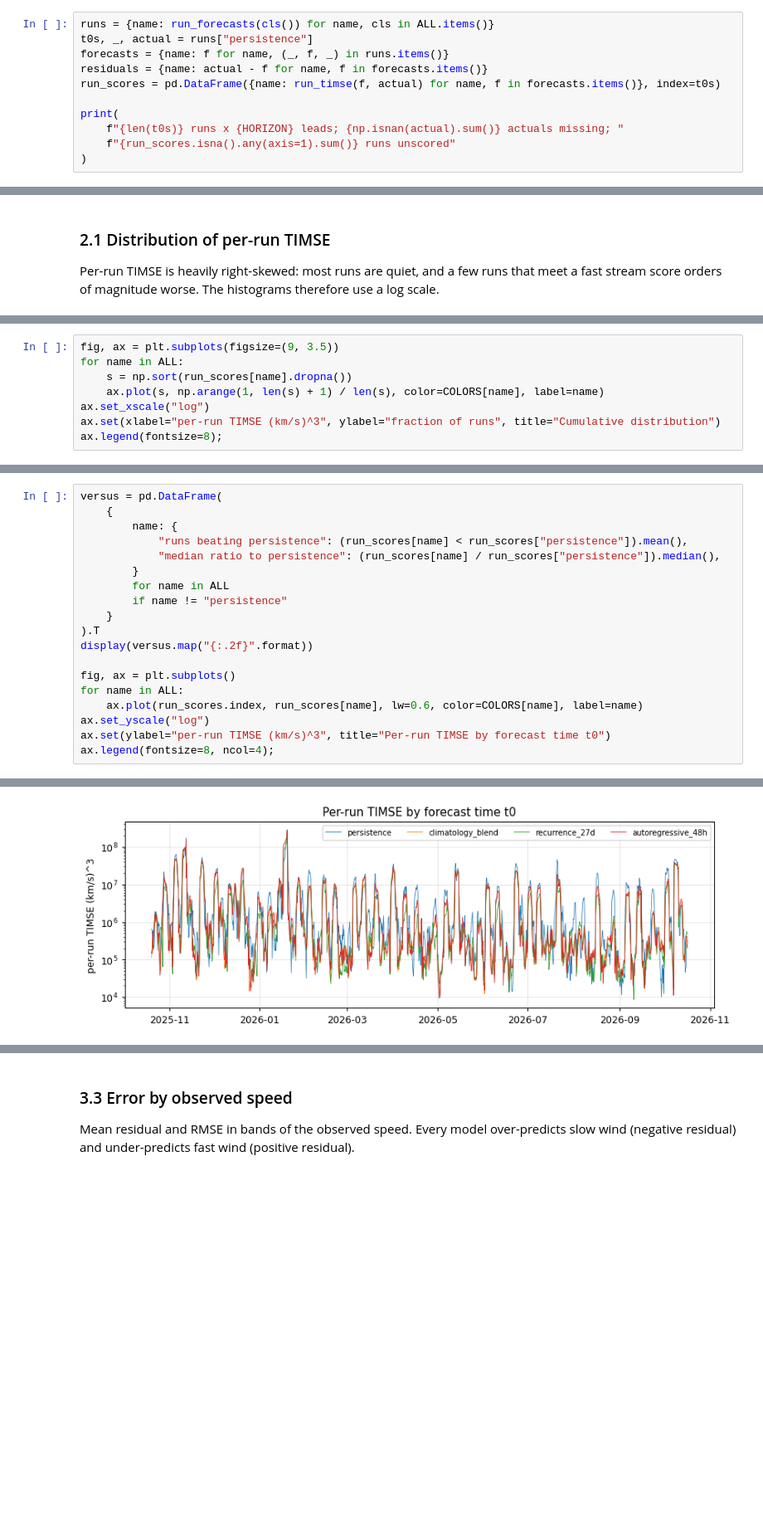
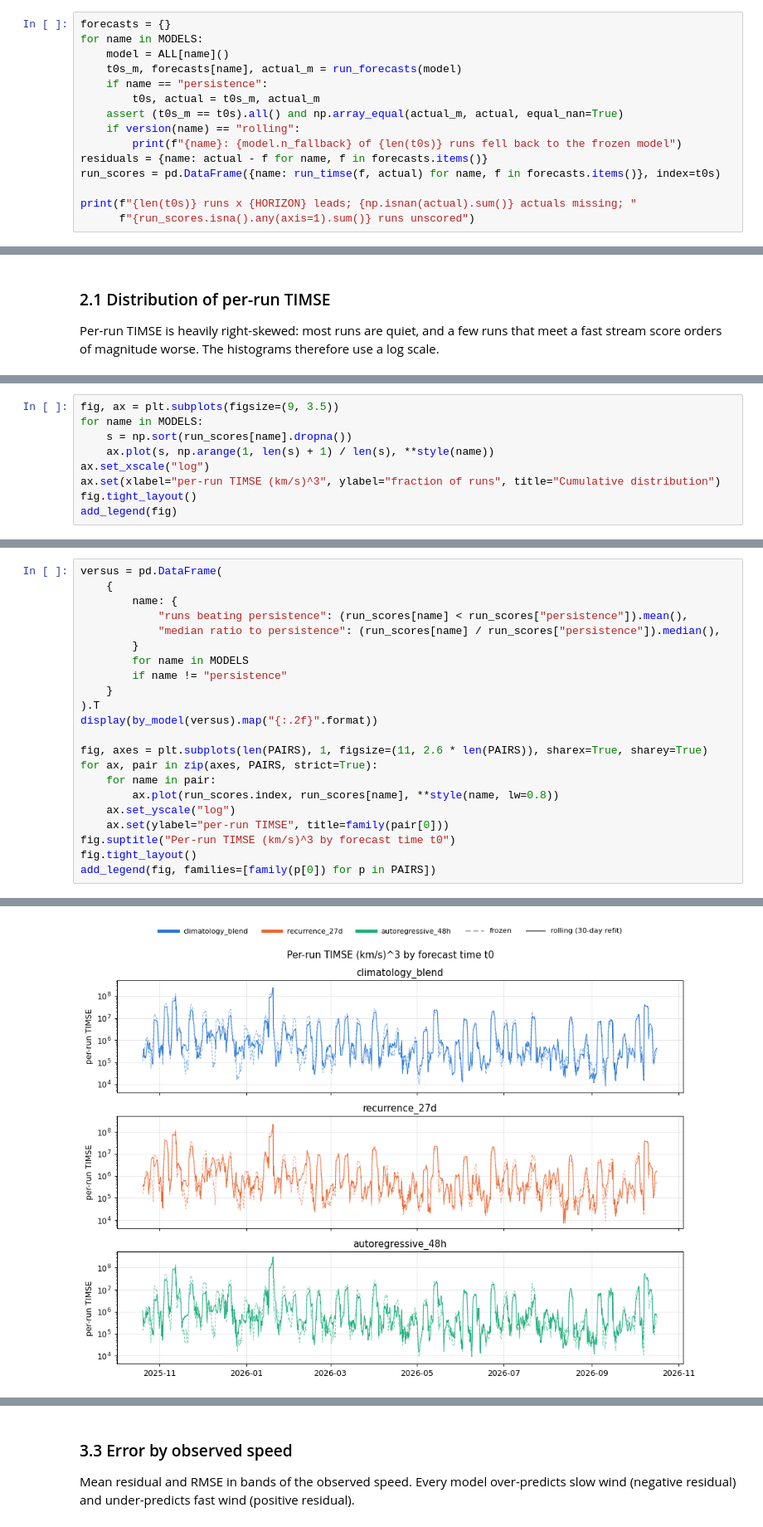
Before and after one commit to chingozhatinashe/benchlab-competition, a Jupyter notebook: src/experiments/baselines.ipynb, the cells around one changed output, grey strips where cells are left out. Shown at 83% size. Cells and saved outputs as stored; diff of their text form; blank space fills up the shorter version.

```diff
--- a/src/experiments/baselines.ipynb
+++ b/src/experiments/baselines.ipynb
@@ -133,12 +205,16 @@ each eval t0 from the hours before it.
 # %%
-runs = {name: run_forecasts(cls()) for name, cls in ALL.items()}
-t0s, _, actual = runs["persistence"]
-forecasts = {name: f for name, (_, f, _) in runs.items()}
+forecasts = {}
+for name in MODELS:
+    model = ALL[name]()
+    t0s_m, forecasts[name], actual_m = run_forecasts(model)
+    if name == "persistence":
+        t0s, actual = t0s_m, actual_m
+    assert (t0s_m == t0s).all() and np.array_equal(actual_m, actual, equal_nan=True)
+    if version(name) == "rolling":
+        print(f"{name}: {model.n_fallback} of {len(t0s)} runs fell back to the frozen model")
 residuals = {name: actual - f for name, f in forecasts.items()}
 run_scores = pd.DataFrame({name: run_timse(f, actual) for name, f in forecasts.items()}, index=t0s)
 
-print(
-    f"{len(t0s)} runs x {HORIZON} leads; {np.isnan(actual).sum()} actuals missing; "
-    f"{run_scores.isna().any(axis=1).sum()} runs unscored"
-)
+print(f"{len(t0s)} runs x {HORIZON} leads; {np.isnan(actual).sum()} actuals missing; "
+      f"{run_scores.isna().any(axis=1).sum()} runs unscored")
 # %% [output]
@@ -184,9 +272,10 @@ fig.tight_layout()
 # %%
 fig, ax = plt.subplots(figsize=(9, 3.5))
-for name in ALL:
+for name in MODELS:
     s = np.sort(run_scores[name].dropna())
-    ax.plot(s, np.arange(1, len(s) + 1) / len(s), color=COLORS[name], label=name)
+    ax.plot(s, np.arange(1, len(s) + 1) / len(s), **style(name))
 ax.set_xscale("log")
 ax.set(xlabel="per-run TIMSE (km/s)^3", ylabel="fraction of runs", title="Cumulative distribution")
-ax.legend(fontsize=8);
+fig.tight_layout()
+add_legend(fig)
 # %% [output]
@@ -203,16 +292,19 @@ versus = pd.DataFrame(
             "runs beating persistence": (run_scores[name] < run_scores["persistence"]).mean(),
             "median ratio to persistence": (run_scores[name] / run_scores["persistence"]).median(),
         }
-        for name in ALL
+        for name in MODELS
         if name != "persistence"
     }
 ).T
-display(versus.map("{:.2f}".format))
+display(by_model(versus).map("{:.2f}".format))
 
-fig, ax = plt.subplots()
-for name in ALL:
-    ax.plot(run_scores.index, run_scores[name], lw=0.6, color=COLORS[name], label=name)
-ax.set_yscale("log")
-ax.set(ylabel="per-run TIMSE (km/s)^3", title="Per-run TIMSE by forecast time t0")
-ax.legend(fontsize=8, ncol=4);
+fig, axes = plt.subplots(len(PAIRS), 1, figsize=(11, 2.6 * len(PAIRS)), sharex=True, sharey=True)
+for ax, pair in zip(axes, PAIRS, strict=True):
+    for name in pair:
+        ax.plot(run_scores.index, run_scores[name], **style(name, lw=0.8))
+    ax.set_yscale("log")
+    ax.set(ylabel="per-run TIMSE", title=family(pair[0]))
+fig.suptitle("Per-run TIMSE (km/s)^3 by forecast time t0")
+fig.tight_layout()
+add_legend(fig, families=[family(p[0]) for p in PAIRS])
 # %% [output]
@@ -223,4 +319,4 @@ ax.legend(fontsize=8, ncol=4);
-[figure, old version]
+[figure, new version]
 # %% [markdown]
 ## 3. Predictions vs actuals
 
```
Also changed, not shown: parts of 32 cells of this notebook, 5 other files.
